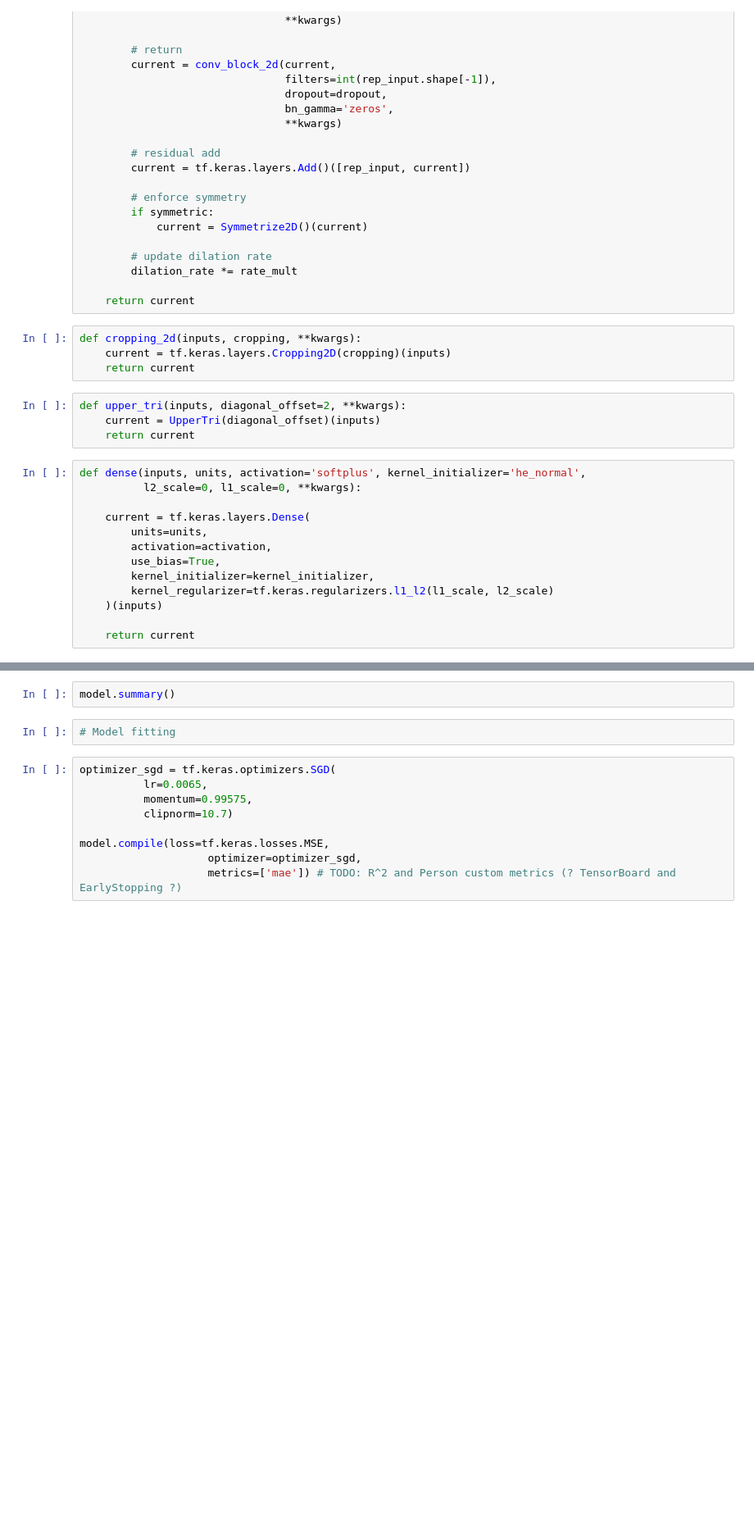
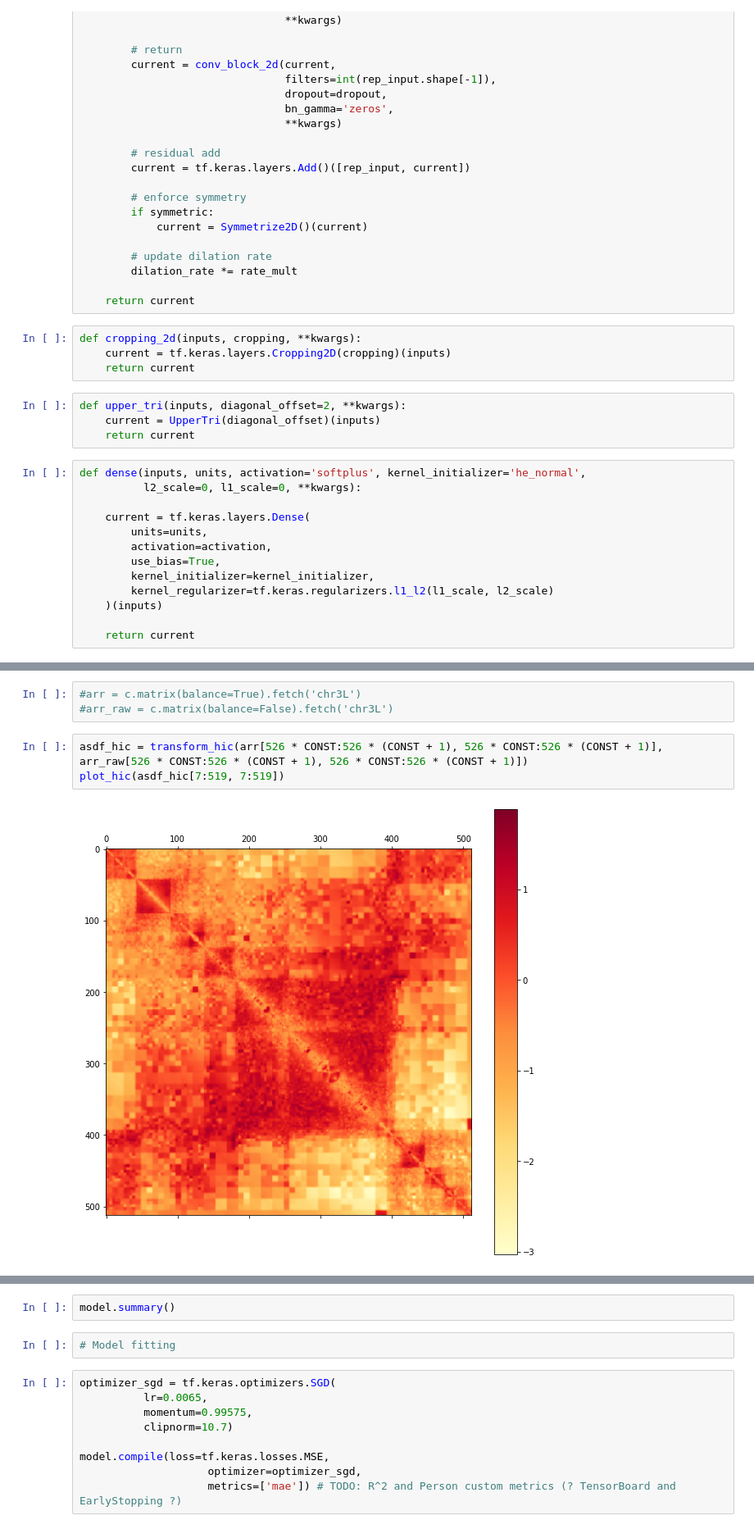
Before and after one commit to NeilAlishev/HiCPredictor, a Jupyter notebook: DeepHiCResearch.ipynb, the cells around one changed output, grey strips where cells are left out. Shown at 82% size. Drawn from its saved outputs; the diff is of its cells as text; blank space fills up the shorter version.

```diff
--- a/DeepHiCResearch.ipynb
+++ b/DeepHiCResearch.ipynb
@@ -1008,0 +1051,8 @@ model = tf.keras.Model(inputs=sequence, outputs=current)
+# %%
+#arr = c.matrix(balance=True).fetch('chr3L')
+#arr_raw = c.matrix(balance=False).fetch('chr3L')
+# %%
+asdf_hic = transform_hic(arr[526 * CONST:526 * (CONST + 1), 526 * CONST:526 * (CONST + 1)], arr_raw[526 * CONST:526 * (CONST + 1), 526 * CONST:526 * (CONST + 1)])
+plot_hic(asdf_hic[7:519, 7:519])
+# %% [output]
+[figure, added]
```
Also changed, not shown: parts of 14 cells of this notebook.
